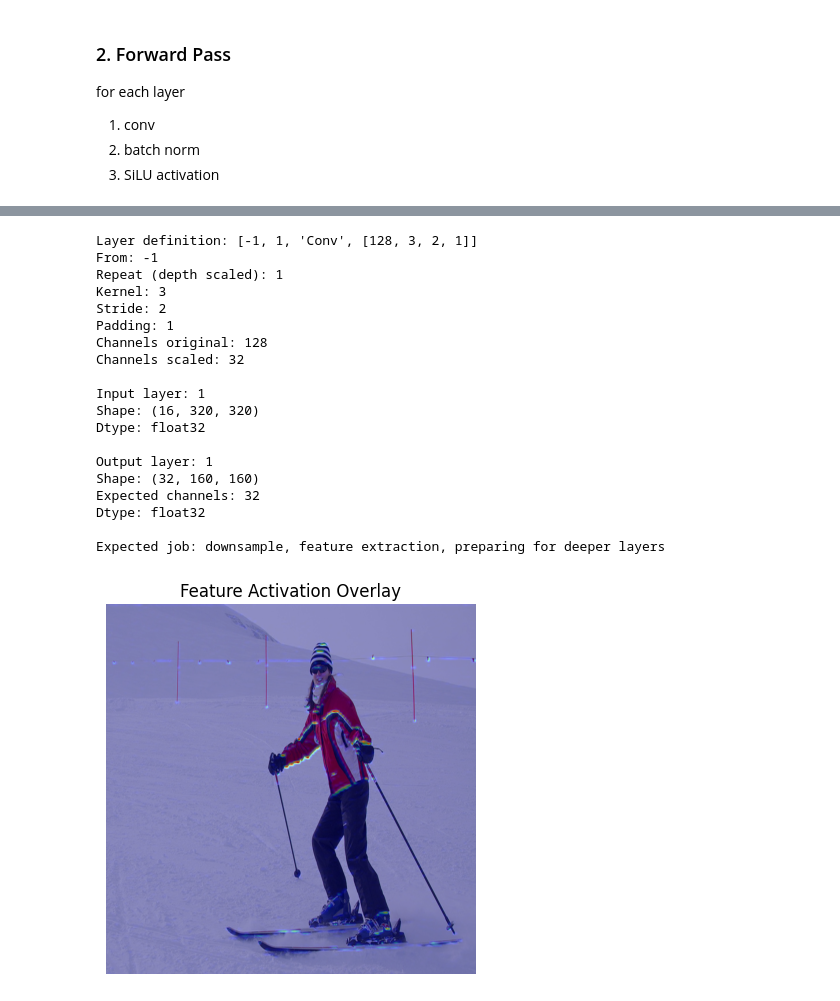
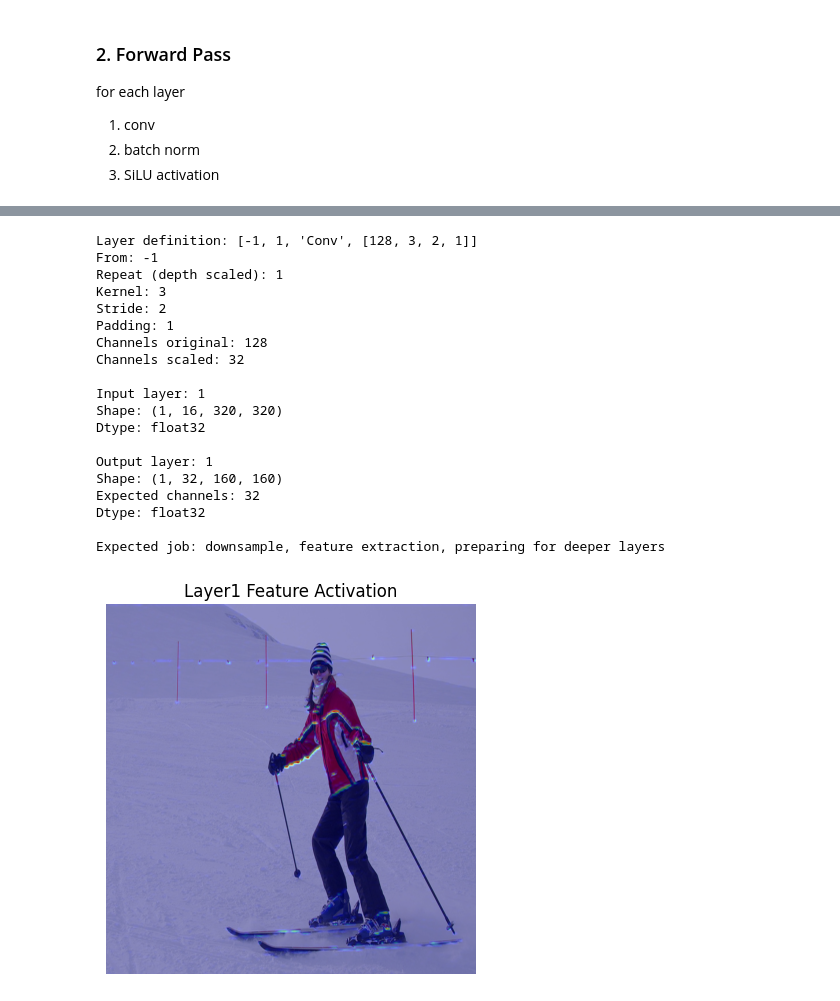
Before and after one commit to SathsaraGeeth/yolo-inference-from-scratch, a Jupyter notebook: inf.ipynb, the cells around one changed output, grey strips where cells are left out. Cells and saved outputs as stored; diff of their text form; code cells hidden in the pictures.

```diff
--- a/inf.ipynb
+++ b/inf.ipynb
@@ -297,6 +340,7 @@ Expected job: detect edges, color grads, texture primitives, corners
 # %%
 # [from, number, module, args]
 layer_def = [-1, 1, "Conv", [128, 3, 2, 1]]
+
 from_idx, number, _, args = layer_def
 out_channels, kernel, stride, padding = args
 repeat = max(round(number * depth_multiple), 1)
@@ -311,31 +355,42 @@ print("Padding:", padding)
 print("Channels original:", out_channels)
 print("Channels scaled:", scaled_channels)
 
+# ----------------------------
 # Layer1
+# ----------------------------
 job = "downsample, feature extraction, preparing for deeper layers"
 layer = 1
 
-# input
-layer1_in = layer0_out
+# input (already NCHW)
+layer1_in = layer0_out.astype(np.float32)
+
 print(f"\nInput layer: {layer}")
 print(f"Shape: {layer1_in.shape}")
 print(f"Dtype: {layer1_in.dtype}")
 
+# ----------------------------
 # weights
-conv_w   = weights["model_1_conv_weight"]
-bn_gamma = weights["model_1_bn_weight"]
-bn_beta  = weights["model_1_bn_bias"]
-bn_mean  = weights["model_1_bn_running_mean"]
-bn_var   = weights["model_1_bn_running_var"]
+# ----------------------------
+conv_w   = weights["model_1_conv_weight"].astype(np.float32)
 
-# output
-layer1_out = CBL_forward(
+conv_b = None  # YOLO Conv uses bias=False
+
+bn_gamma = weights["model_1_bn_weight"].astype(np.float32)
+bn_beta  = weights["model_1_bn_bias"].astype(np.float32)
+bn_mean  = weights["model_1_bn_running_mean"].astype(np.float32)
+bn_var   = weights["model_1_bn_running_var"].astype(np.float32)
+
+# ----------------------------
+# forward
+# ----------------------------
+layer1_out = ConvBNSiLU(
     layer1_in,
-    conv_w,
-    bn_gamma,
-    bn_beta,
-    bn_mean,
-    bn_var,
+    conv_w=conv_w,
+    conv_b=conv_b,
+    bn_w=bn_gamma,
+    bn_b=bn_beta,
+    bn_rm=bn_mean,
+    bn_rv=bn_var,
     stride=stride,
     padding=padding
 )
@@ -344,37 +399,40 @@ print(f"\nOutput layer: {layer}")
 print(f"Shape: {layer1_out.shape}")
 print(f"Expected channels: {scaled_channels}")
 print(f"Dtype: {layer1_out.dtype}")
 
 print("\nExpected job:", job)
 
-# visualize first feature map
-heatmap = layer1_out[0]
-heatmap = (heatmap - heatmap.min()) / (heatmap.max() - heatmap.min())
+# ----------------------------
+# visualize feature map
+# ----------------------------
+heatmap = layer1_out[0, 0]   # batch 0, channel 0
+
+heatmap = (heatmap - heatmap.min()) / (heatmap.max() - heatmap.min() + 1e-6)
 heatmap = cv2.resize(heatmap, (640,640))
 
 plt.imshow(frame_to_show)
 plt.imshow(heatmap, cmap="jet", alpha=0.4)
 plt.axis("off")
-plt.title("Feature Activation Overlay")
+plt.title("Layer1 Feature Activation")
 plt.show()
 # %% [output]
 Layer definition: [-1, 1, 'Conv', [128, 3, 2, 1]]
 From: -1
 Repeat (depth scaled): 1
 Kernel: 3
 Stride: 2
 Padding: 1
 Channels original: 128
 Channels scaled: 32
 
 Input layer: 1
-Shape: (16, 320, 320)
+Shape: (1, 16, 320, 320)
 Dtype: float32
 
 Output layer: 1
-Shape: (32, 160, 160)
+Shape: (1, 32, 160, 160)
 Expected channels: 32
 Dtype: float32
 
 Expected job: downsample, feature extraction, preparing for deeper layers
-[figure, old version]
+[figure, new version]
```
Also changed, not shown: parts of 3 cells of this notebook.
